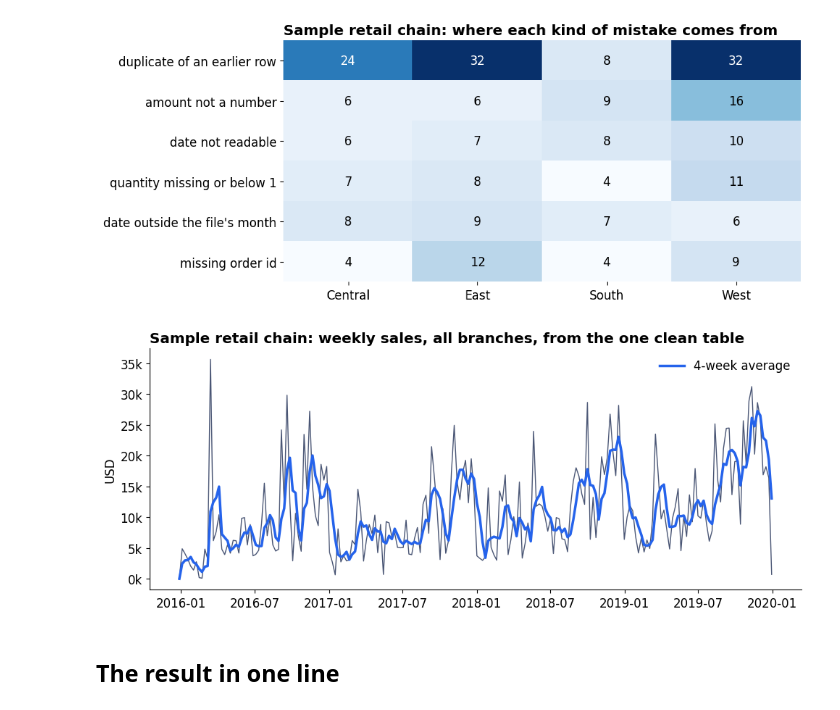
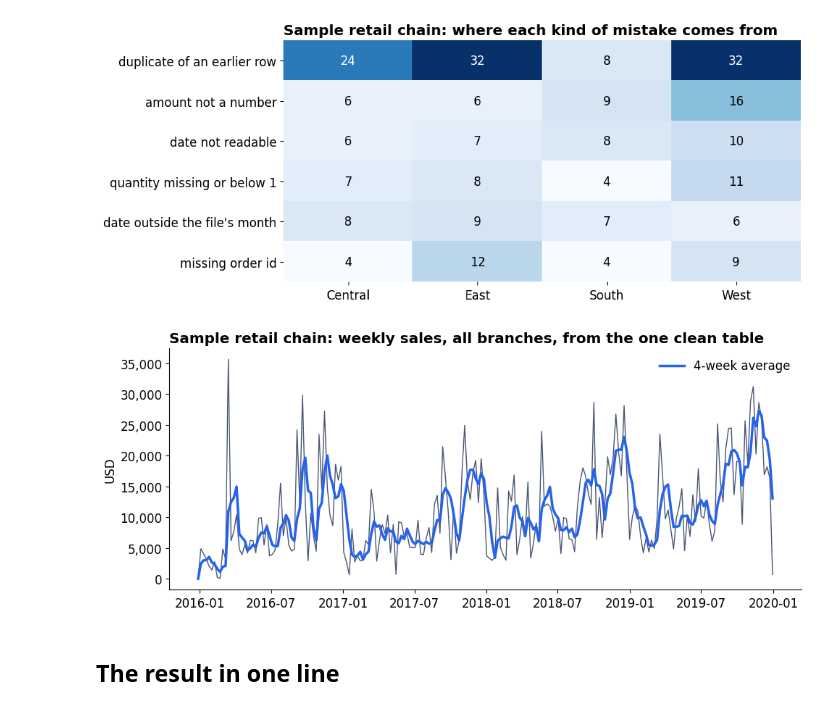
Before and after one commit to omarshalabyy1/excel-branch-report, a Jupyter notebook: analysis/analysis.ipynb, the cells around one changed output. Saved outputs shown, nothing was run; the diff lists cells and outputs as text; code cells hidden in the pictures.

Commit message:
Weekly sales chart shows full numbers (small clients read 1k for everything); new-client.md: the Power Query option's share and the second drill gap

```diff
--- a/analysis/analysis.ipynb
+++ b/analysis/analysis.ipynb
@@ -237,17 +237,17 @@ plt.show()
 # %%
 weekly = sales.groupby(sales["order_date"].dt.to_period("W-SUN").dt.start_time)["sales"].sum()
 fig, ax = plt.subplots(figsize=(10, 4.2))
 ax.plot(weekly.index, weekly.values, color=MUTED, linewidth=1)
 ax.plot(weekly.index, weekly.rolling(4, min_periods=1).mean().values, color=MAIN, linewidth=2.5, label="4-week average")
 ax.set_title(f"{NAME}: weekly sales, all branches, from the one clean table", loc="left", fontweight="bold")
-ax.yaxis.set_major_formatter(lambda v, _: f"{v / 1000:,.0f}k")
+ax.yaxis.set_major_formatter(lambda v, _: f"{v:,.0f}")
 ax.set_ylabel(CURRENCY)
 ax.legend(frameon=False)
 fig.tight_layout()
 fig.savefig(DOCS / "weekly-sales.png", dpi=150)
 plt.show()
 # %% [output]
-[figure, old version]
+[figure, new version]
 # %% [markdown]
 ## The result in one line
 # %%
```
Also changed, not shown: parts of 1 cell of this notebook, 2 other files.
